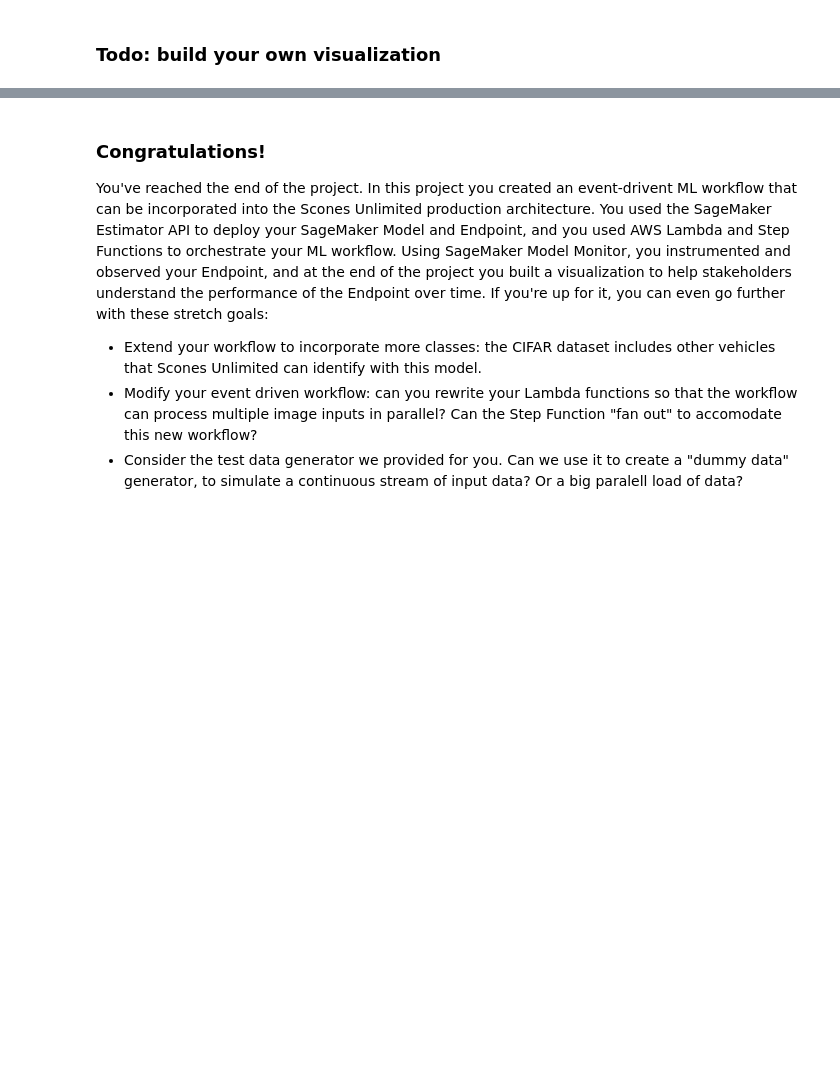
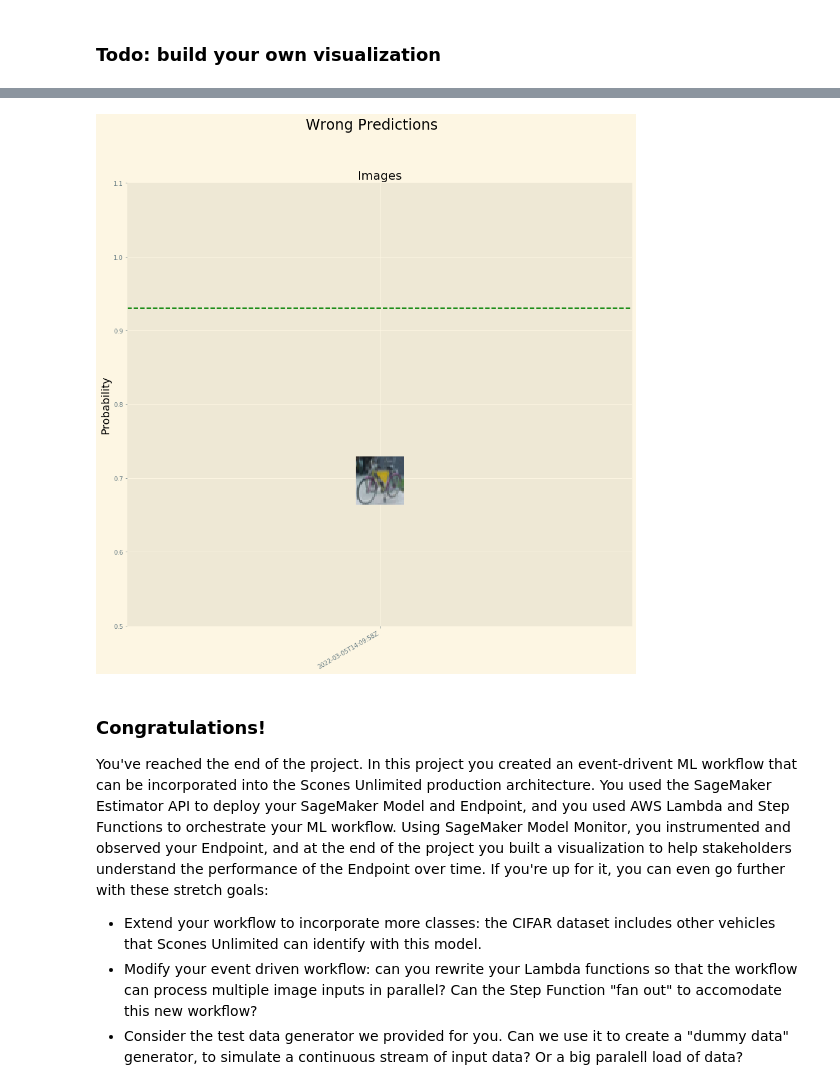
Before and after one commit to TVAO/aws-ml-engineer-sagemaker-nanodegree, a Jupyter notebook: 2 - ML Workflows/project/starter.ipynb, the cells around one changed output, grey strips where cells are left out. Cells and saved outputs as stored; diff of their text form; code cells hidden in the pictures; blank space fills up the shorter version.

```diff
--- a/2 - ML Workflows/project/starter.ipynb
+++ b/2 - ML Workflows/project/starter.ipynb
@@ -373,9 +395,10 @@ Note the `destination_s3_uri` parameter: At the end of the project, we can explo
 With that done, deploy your model on a single `ml.m5.xlarge` instance with the data capture config attached:
 # %%
 deployment = img_classifier_model.deploy(
-    ## TODO: fill in deployment options
-    data_capture_config=data_capture_config
-    )
+    initial_instance_count=1,
+    instance_type='ml.m5.xlarge',
+    data_capture_config=data_capture_config,
+)
 
 endpoint = deployment.endpoint_name
 print(endpoint)
@@ -388,3 +411,5 @@ predictor = ## TODO: fill in
+# %%
+predictor = deployment
 # %% [markdown]
 In the code snippet below we are going to prepare one of your saved images for prediction. Use the predictor to process the `payload`.
 # %%
@@ -396,7 +421,7 @@ with open("./test/bicycle_s_001789.png", "rb") as f:
     payload = f.read()
 
 
-inference = ## TODO: Process the payload with your predictor
+inference = predictor.predict(payload)
 # %% [markdown]
 Your `inference` object is an array of two values, the predicted probability value for each of your classes (bicycle and motorcycle respectively.) So, for example, a value of `b'[0.91, 0.09]'` indicates the probability of being a bike is 91% and being a motorcycle is 9%.
 # %%
@@ -645,2 +690,10 @@ plt.gcf().autofmt_xdate()
 # %% [markdown]
 ### Todo: build your own visualization
+# %%
+def custom_simple_getter(obj):
+    inferences = obj["captureData"]["endpointOutput"]["data"]
+    timestamp = obj["eventMetadata"]["inferenceTime"]
+    images = obj["captureData"]["endpointInput"]["data"]
+    return json.loads(inferences), timestamp, images
+
+custom_simple_getter(json_data[0])
@@ -647,3 +704,56 @@ plt.gcf().autofmt_xdate()
+# %%
+import io
+import matplotlib.image as mpimg
+
+# Populate the data for the x and y axis
+x = []
+y = []
+images = []
+
+for obj in json_data:
+    inference, timestamp, image = custom_simple_getter(obj)
+    if image not in images:
+        y.append(max(inference))
+        x.append(timestamp)
+        images.append(image)
+
+# Here is an visualization example, take some time to build another visual that helps monitor the result
+
+# Plot the data
+fig, ax = plt.subplots(figsize=(15,15))
+ax.scatter(x, y, c=['r' if k<=.93 else 'b' for k in y ])
+ax.axhline(y=0.93, color='g', linestyle='--')
+plt.ylim(bottom=.50, top=1.1)
+
+# Add labels
+plt.ylabel("Probability", color='black', size=18)
+plt.suptitle("Wrong Predictions", color='black', size=24)
+plt.title("Images", color='black', size=20)
+
+plt.style.use("Solarize_Light2")
+plt.gcf().autofmt_xdate()
+
+
+from matplotlib.offsetbox import OffsetImage, AnnotationBbox
+# Overlay images instead of datapoints
+
+for x0, y0, image in zip(x, y, images):
+    if y0 <= 0.93:
+        # Convert image to usable format:
+        image = base64.b64decode(image)
+        image = io.BytesIO(image)
+        image = mpimg.imread(image, format='PNG')
+
+        # Load image in OffsetImage for AnnotationBbox
+        im = OffsetImage(image, zoom=2.5)
+
+        # Display image at x,y coords:
+        ab = AnnotationBbox(im, (x0, y0), frameon=False)
+        ax.add_artist(ab)
+
+plt.savefig('image-example.png')
+# %% [output]
+[figure, added]
 # %% [markdown]
 ### Congratulations!
 
```
Also changed, not shown: parts of 14 cells of this notebook, 1 other file.
